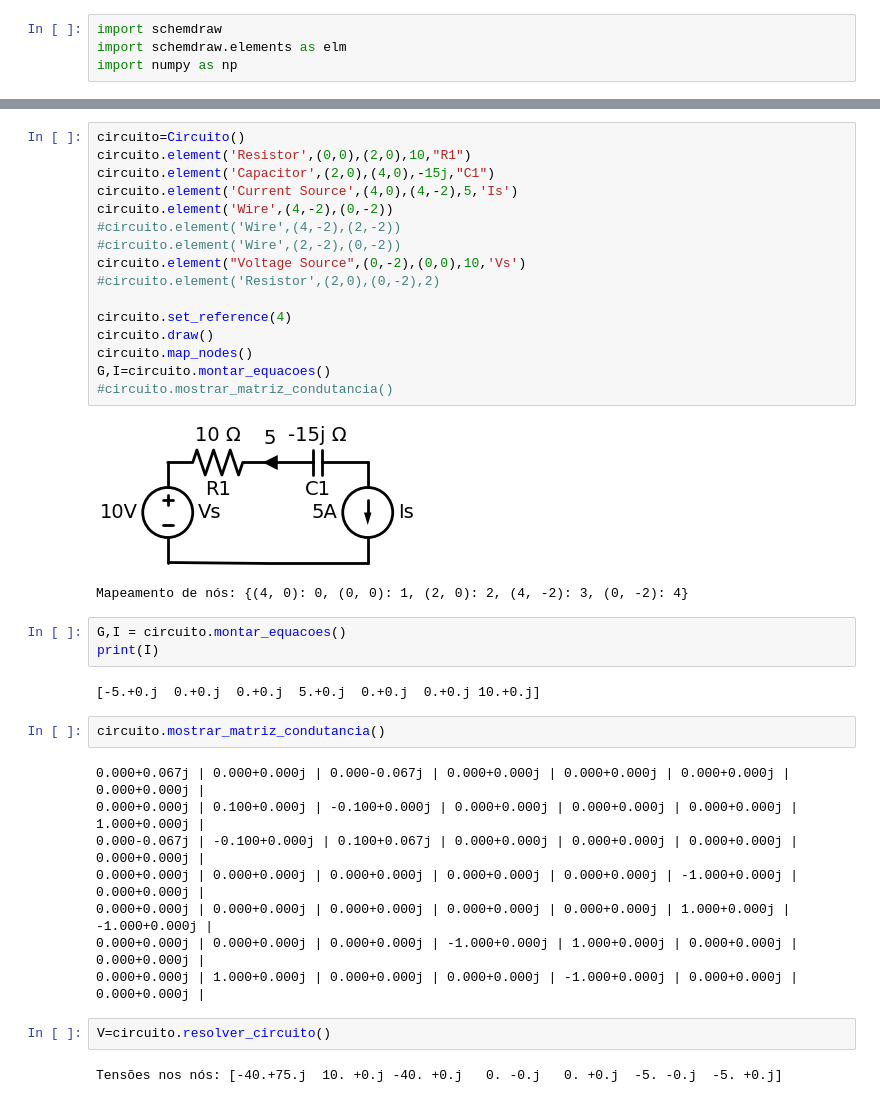
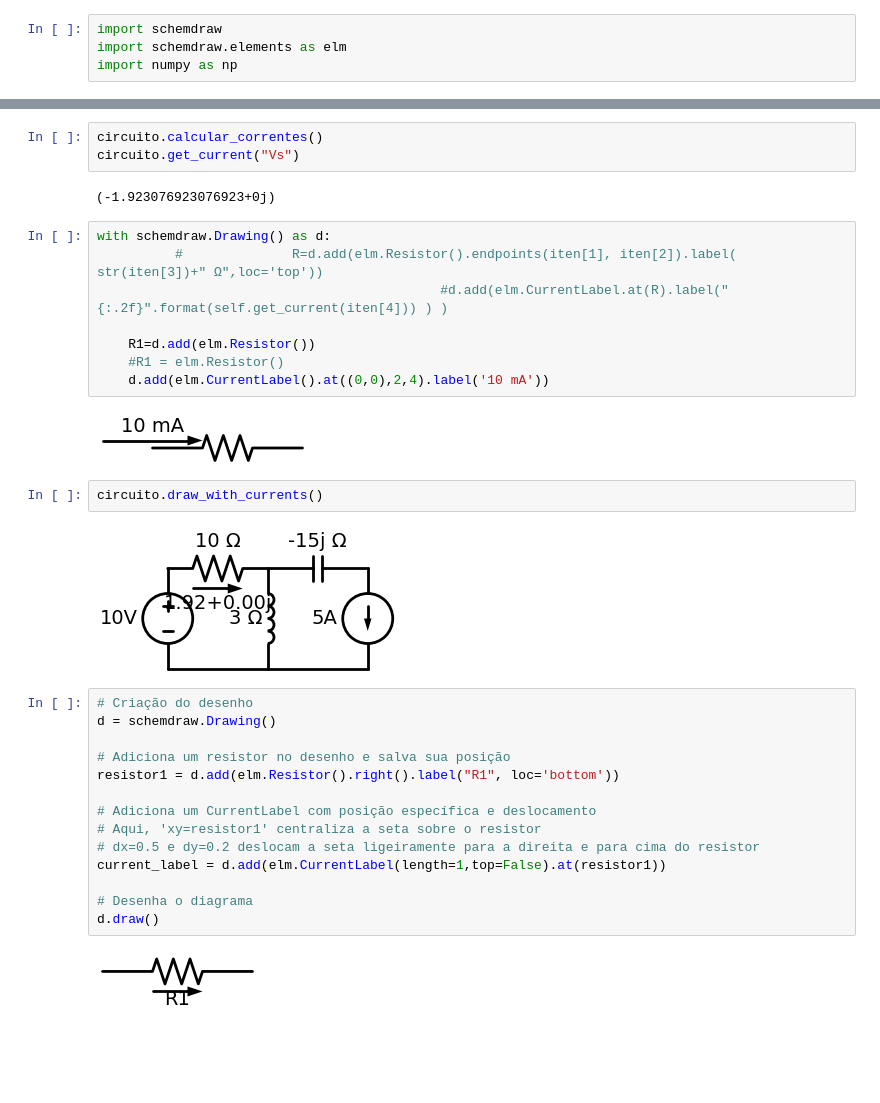
Before and after one commit to ygordealmeida/PhaCircuits, a Jupyter notebook: circuit.ipynb, the cells around one changed output, grey strips where cells are left out. Saved outputs shown, nothing was run; the diff lists cells and outputs as text; blank space fills up the shorter version.

```diff
--- a/circuit.ipynb
+++ b/circuit.ipynb
@@ -159,38 +223,35 @@ Mapeamento de nós: {(4, 0): 0, (0, 0): 1, (2, 0): 2, (6, -2): 3, (6, 0): 4, (4,
-# %%
-circuito=Circuito()
-circuito.element('Resistor',(0,0),(2,0),10,"R1")
-circuito.element('Capacitor',(2,0),(4,0),-15j,"C1")
-circuito.element('Current Source',(4,0),(4,-2),5,'Is')
-circuito.element('Wire',(4,-2),(0,-2))
-#circuito.element('Wire',(4,-2),(2,-2))
-#circuito.element('Wire',(2,-2),(0,-2))
-circuito.element("Voltage Source",(0,-2),(0,0),10,'Vs')
-#circuito.element('Resistor',(2,0),(0,-2),2)
-
-circuito.set_reference(4)
-circuito.draw()
-circuito.map_nodes()
-G,I=circuito.montar_equacoes()
-#circuito.mostrar_matriz_condutancia()
-# %% [output]
-[figure, removed]
-Mapeamento de nós: {(4, 0): 0, (0, 0): 1, (2, 0): 2, (4, -2): 3, (0, -2): 4}
-# %%
-G,I = circuito.montar_equacoes()
-print(I)
-# %% [output]
-[-5.+0.j  0.+0.j  0.+0.j  5.+0.j  0.+0.j  0.+0.j 10.+0.j]
+# %%
+circuito.calcular_correntes()
+circuito.get_current("Vs")
+# %% [output]
+(-1.923076923076923+0j)
+# %%
+with schemdraw.Drawing() as d:
+          #              R=d.add(elm.Resistor().endpoints(iten[1], iten[2]).label( str(iten[3])+" Ω",loc='top'))
+                                            #d.add(elm.CurrentLabel.at(R).label("{:.2f}".format(self.get_current(iten[4])) ) )
+
+    R1=d.add(elm.Resistor())
+    #R1 = elm.Resistor()
+    d.add(elm.CurrentLabel().at((0,0),2,4).label('10 mA'))
+# %% [output]
+[figure, added]
 # %%
-circuito.mostrar_matriz_condutancia()
+circuito.draw_with_currents()
 # %% [output]
-0.000+0.067j | 0.000+0.000j | 0.000-0.067j | 0.000+0.000j | 0.000+0.000j | 0.000+0.000j | 0.000+0.000j |
-0.000+0.000j | 0.100+0.000j | -0.100+0.000j | 0.000+0.000j | 0.000+0.000j | 0.000+0.000j | 1.000+0.000j |
-0.000-0.067j | -0.100+0.000j | 0.100+0.067j | 0.000+0.000j | 0.000+0.000j | 0.000+0.000j | 0.000+0.000j |
-0.000+0.000j | 0.000+0.000j | 0.000+0.000j | 0.000+0.000j | 0.000+0.000j | -1.000+0.000j | 0.000+0.000j |
-0.000+0.000j | 0.000+0.000j | 0.000+0.000j | 0.000+0.000j | 0.000+0.000j | 1.000+0.000j | -1.000+0.000j |
-0.000+0.000j | 0.000+0.000j | 0.000+0.000j | -1.000+0.000j | 1.000+0.000j | 0.000+0.000j | 0.000+0.000j |
-0.000+0.000j | 1.000+0.000j | 0.000+0.000j | 0.000+0.000j | -1.000+0.000j | 0.000+0.000j | 0.000+0.000j |
+[figure, added]
-# %%
-V=circuito.resolver_circuito()
-# %% [output]
-Tensões nos nós: [-40.+75.j  10. +0.j -40. +0.j   0. -0.j   0. +0.j  -5. -0.j  -5. +0.j]
+# %%
+# Criação do desenho
+d = schemdraw.Drawing()
+
+# Adiciona um resistor no desenho e salva sua posição
+resistor1 = d.add(elm.Resistor().right().label("R1", loc='bottom'))
+
+# Adiciona um CurrentLabel com posição específica e deslocamento
+# Aqui, 'xy=resistor1' centraliza a seta sobre o resistor
+# dx=0.5 e dy=0.2 deslocam a seta ligeiramente para a direita e para cima do resistor
+current_label = d.add(elm.CurrentLabel(length=1,top=False).at(resistor1))
+
+# Desenha o diagrama
+d.draw()
+# %% [output]
+[figure, added]
```
Also changed, not shown: parts of 5 cells of this notebook.
